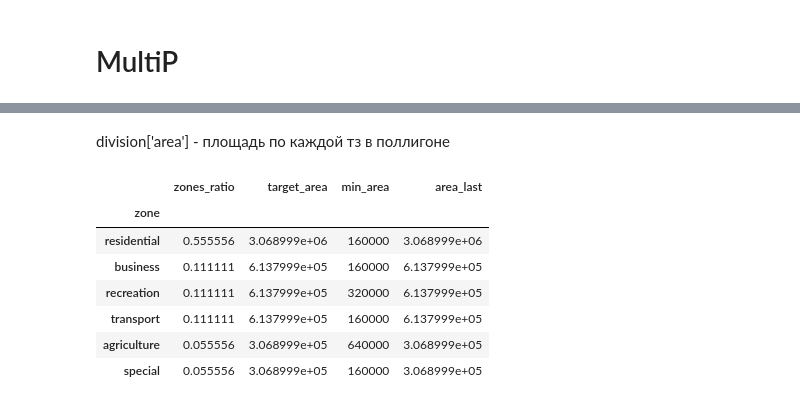
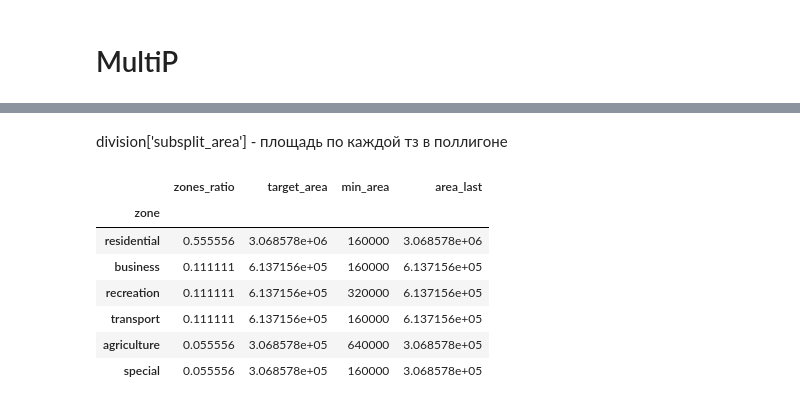
Before and after one commit to IDUclub/GenPlanner, a Jupyter notebook: app/gen_planner/python/src/poisson_sampling.ipynb, the cells around one changed output, grey strips where cells are left out. Saved outputs shown, nothing was run; the diff lists cells and outputs as text; code cells hidden in the pictures.

```diff
--- a/app/gen_planner/python/src/poisson_sampling.ipynb
+++ b/app/gen_planner/python/src/poisson_sampling.ipynb
@@ -152,20 +193,16 @@ lines_orig = multipolys.geometry.apply(geometry_to_multilinestring).to_list()
 lines_new = zones.geometry.apply(geometry_to_multilinestring).to_list()
 polygons = gpd.GeoDataFrame(geometry=list(polygonize(unary_union(lines_orig + lines_new))),
                             crs=local_crs).explode()
-polygons['area'] = polygons.area
+polygons['subsplit_area'] = polygons.area
 polygons_points = polygons.copy()
 polygons_points.geometry = polygons_points.representative_point()
 polygons_points = polygons_points.sjoin(zones, how='inner', predicate='within').drop(columns='index_right')
 multipolys['orig_area'] = multipolys.area
 division = multipolys.sjoin(polygons_points, how='inner', predicate='contains').drop(
-    columns=['index_right', 'geometry', 'is_splitter', 'ratio'])
-
-
+    columns=['index_right', 'is_splitter', 'ratio'])
 
 division['zone_str'] = division['zone_name'].apply(lambda x: x.name)
 division = division.reset_index().groupby(['index', 'zone_str']).agg(
-    {'area': 'sum', 'orig_area': 'first', 'zone_name': 'first'}).reset_index().set_index('index')
-n_zones_in_poly = division.reset_index().groupby('index').agg({'area': lambda x: len(list(x))})
-ready_zones = division.loc[n_zones_in_poly[n_zones_in_poly['area'] == 1].index].copy()
-zones_to_split = division.loc[n_zones_in_poly[n_zones_in_poly['area'] != 1].index].copy()
-zones_to_split['min_area'] = zones_to_split['zone_name'].apply(lambda x: x.min_block_area)
+    {'subsplit_area': 'sum', 'orig_area': 'first', 'zone_name': 'first', 'geometry': 'first'}).reset_index().set_index(
+    'index')
+division
@@ -172,22 +228,23 @@ zones_to_split['min_area'] = zones_to_split['zone_name'].apply(lambda x: x.min_b
 # %% [markdown]
-division['area']  - площадь по каждой тз в поллигоне
+division['subsplit_area']  - площадь по каждой тз в поллигоне
 # %%
 import pandas as pd
 
 target_zones = pd.DataFrame.from_dict(func_zones.residential_func_zone.zones_ratio, orient='index',
                                       columns=['zones_ratio']).reset_index().rename(columns={'index': 'zone'})
-target_zones['target_area'] = target_zones['zones_ratio'] * division.area.sum()
+target_zones['zones_ratio'] = target_zones['zones_ratio'] / target_zones['zones_ratio'].sum()
+target_zones['target_area'] = target_zones['zones_ratio'] * division['subsplit_area'].sum()
 target_zones['min_area'] = target_zones['zone'].apply(lambda x: x.min_block_area)
 target_zones['zone'] = target_zones['zone'].apply(lambda x: x.name)
 target_zones.set_index('zone', inplace=True)
 target_zones['area_last'] = target_zones['target_area']
 target_zones
 # %% [output]
 |  | zones_ratio | target_area | min_area | area_last |
 | zone |  |  |  |  |
-| residential | 0.555556 | 3.068999e+06 | 160000 | 3.068999e+06 |
-| business | 0.111111 | 6.137999e+05 | 160000 | 6.137999e+05 |
-| recreation | 0.111111 | 6.137999e+05 | 320000 | 6.137999e+05 |
-| transport | 0.111111 | 6.137999e+05 | 160000 | 6.137999e+05 |
-| agriculture | 0.055556 | 3.068999e+05 | 640000 | 3.068999e+05 |
-| special | 0.055556 | 3.068999e+05 | 160000 | 3.068999e+05 |
+| residential | 0.555556 | 3.068578e+06 | 160000 | 3.068578e+06 |
+| business | 0.111111 | 6.137156e+05 | 160000 | 6.137156e+05 |
+| recreation | 0.111111 | 6.137156e+05 | 320000 | 6.137156e+05 |
+| transport | 0.111111 | 6.137156e+05 | 160000 | 6.137156e+05 |
+| agriculture | 0.055556 | 3.068578e+05 | 640000 | 3.068578e+05 |
+| special | 0.055556 | 3.068578e+05 | 160000 | 3.068578e+05 |
```
Also changed, not shown: parts of 11 cells of this notebook, 1 other file.
